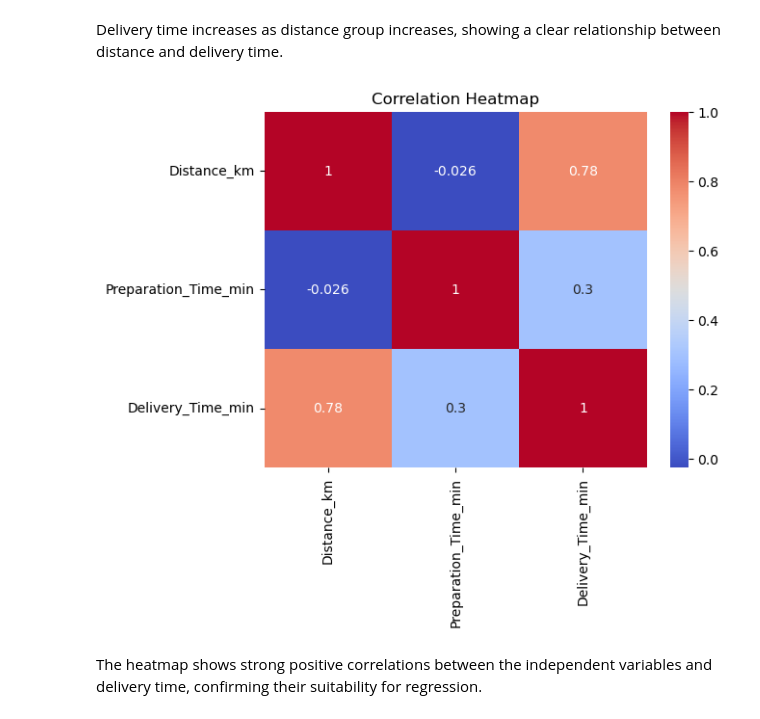
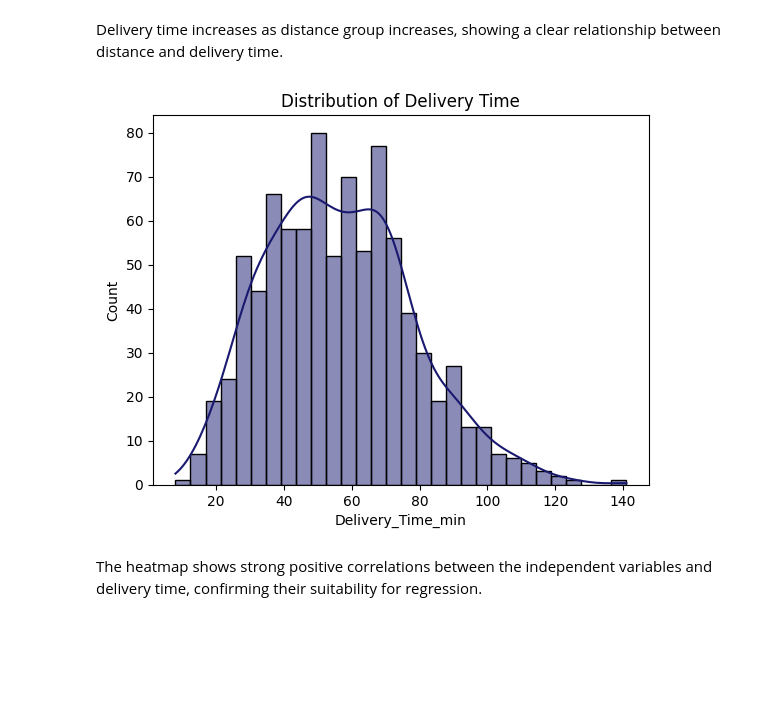
Before and after one commit to itzkurtangelo/Machine-Learning-Repo, a Jupyter notebook: ITC_106L_PREFINAL_TUGAS.ipynb, the cells around one changed output. Drawn from its saved outputs; the diff is of its cells as text; code cells hidden in the pictures; blank space fills up the shorter version.

```diff
--- a/ITC_106L_PREFINAL_TUGAS.ipynb
+++ b/ITC_106L_PREFINAL_TUGAS.ipynb
@@ -108,12 +109,11 @@ plt.show()
 Delivery time increases as distance group increases, showing a clear relationship between distance and delivery time.
 # %%
 plt.figure()
-sns.heatmap(df[['Distance_km', 'Preparation_Time_min', 'Delivery_Time_min']].corr(),
-            annot=True, cmap="coolwarm")
-plt.title("Correlation Heatmap")
+sns.histplot(df['Delivery_Time_min'], bins=30, kde=True, color="midnightblue")
+plt.title("Distribution of Delivery Time")
 plt.show()
 # %% [output]
-[figure, old version]
+[figure, new version]
 # %% [markdown]
 The heatmap shows strong positive correlations between the independent variables and delivery time, confirming their suitability for regression.
 # %% [markdown]
```
Also changed, not shown: parts of 6 cells of this notebook.
